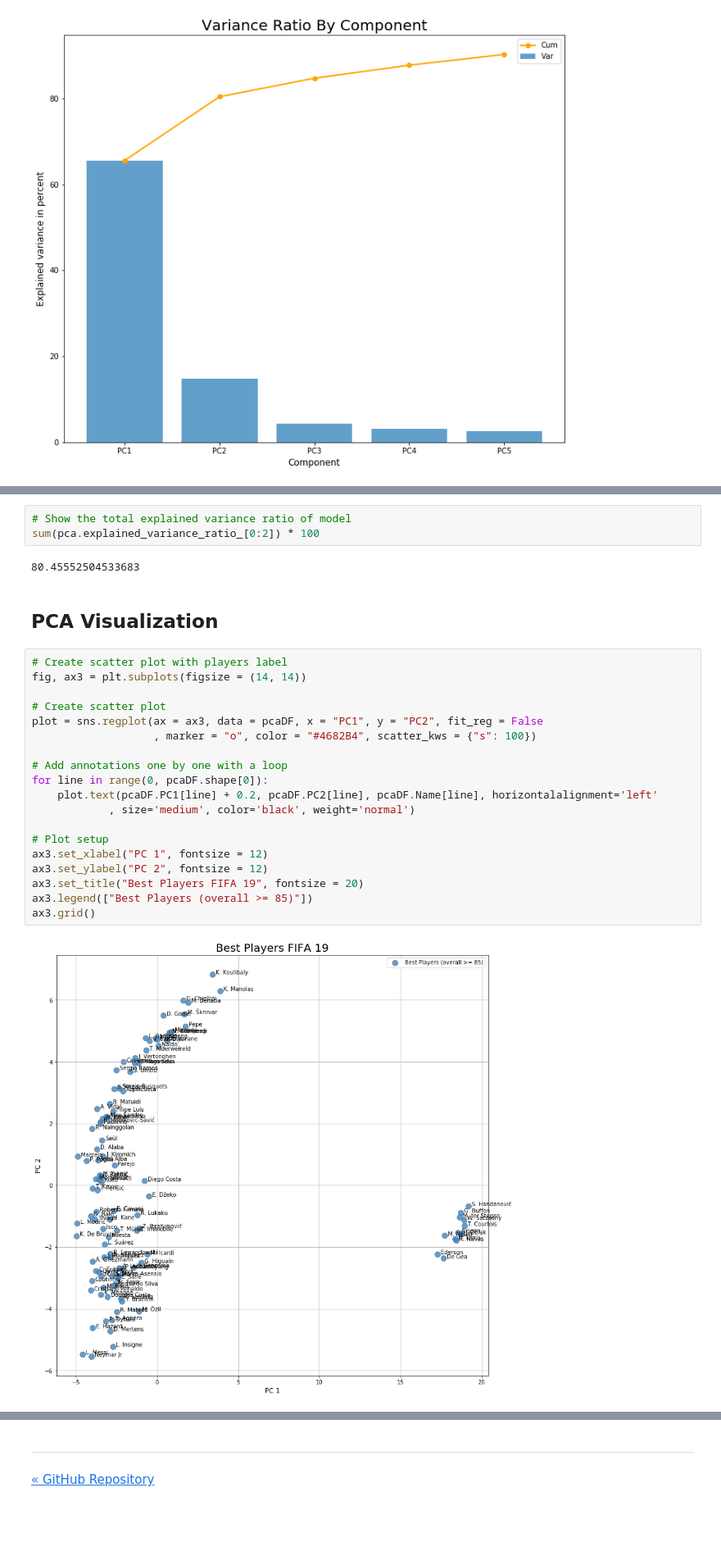
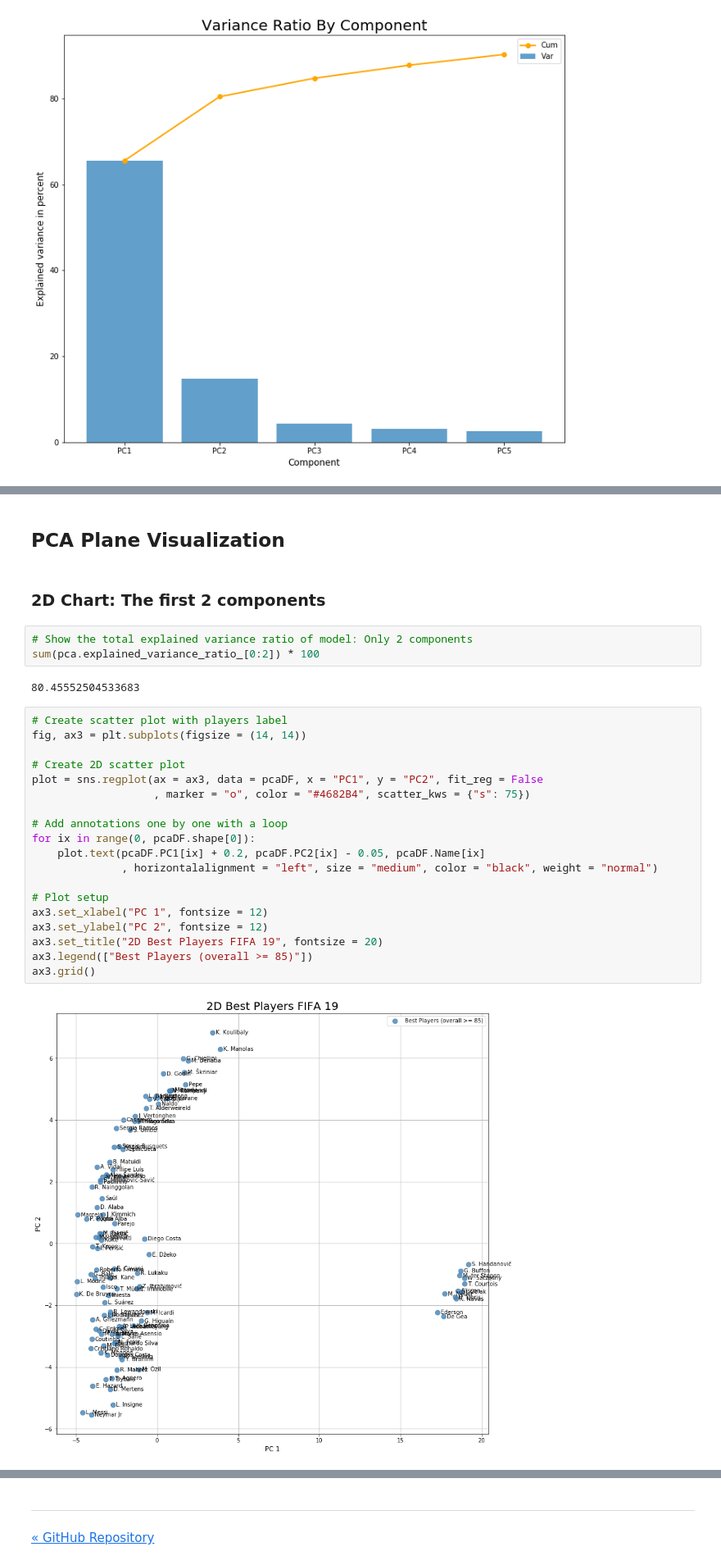
Before and after one commit to ansegura7/DataScience_FIFA19Data, a Jupyter notebook: code/PrincipalComponentAnalysis.ipynb, the cells around one changed output, grey strips where cells are left out. Shown: that part at 82% size. Drawn from its saved outputs; the diff is of its cells as text; blank space fills up the shorter version.

```diff
--- a/code/PrincipalComponentAnalysis.ipynb
+++ b/code/PrincipalComponentAnalysis.ipynb
@@ -233,28 +248,30 @@ plt.show()
+# %% [markdown]
+## PCA Plane Visualization
+# %% [markdown]
+### 2D Chart: The first 2 components
 # %%
-# Show the total explained variance ratio of model
+# Show the total explained variance ratio of model: Only 2 components
 sum(pca.explained_variance_ratio_[0:2]) * 100
 # %% [output]
 80.45552504533683
-# %% [markdown]
-## PCA Visualization
 # %%
 # Create scatter plot with players label
 fig, ax3 = plt.subplots(figsize = (14, 14))
 
-# Create scatter plot
+# Create 2D scatter plot
 plot = sns.regplot(ax = ax3, data = pcaDF, x = "PC1", y = "PC2", fit_reg = False
-                   , marker = "o", color = "#4682B4", scatter_kws = {"s": 100})
+                   , marker = "o", color = "#4682B4", scatter_kws = {"s": 75})
 
 # Add annotations one by one with a loop
-for line in range(0, pcaDF.shape[0]):
-    plot.text(pcaDF.PC1[line] + 0.2, pcaDF.PC2[line], pcaDF.Name[line], horizontalalignment='left'
-            , size='medium', color='black', weight='normal')
+for ix in range(0, pcaDF.shape[0]):
+    plot.text(pcaDF.PC1[ix] + 0.2, pcaDF.PC2[ix] - 0.05, pcaDF.Name[ix]
+              , horizontalalignment = "left", size = "medium", color = "black", weight = "normal")
 
 # Plot setup
 ax3.set_xlabel("PC 1", fontsize = 12)
 ax3.set_ylabel("PC 2", fontsize = 12)
-ax3.set_title("Best Players FIFA 19", fontsize = 20)
+ax3.set_title("2D Best Players FIFA 19", fontsize = 20)
 ax3.legend(["Best Players (overall >= 85)"])
 ax3.grid()
 # %% [output]
-[figure, old version]
+[figure, new version]
```
Also changed, not shown: parts of 7 cells of this notebook, 1 other file.
